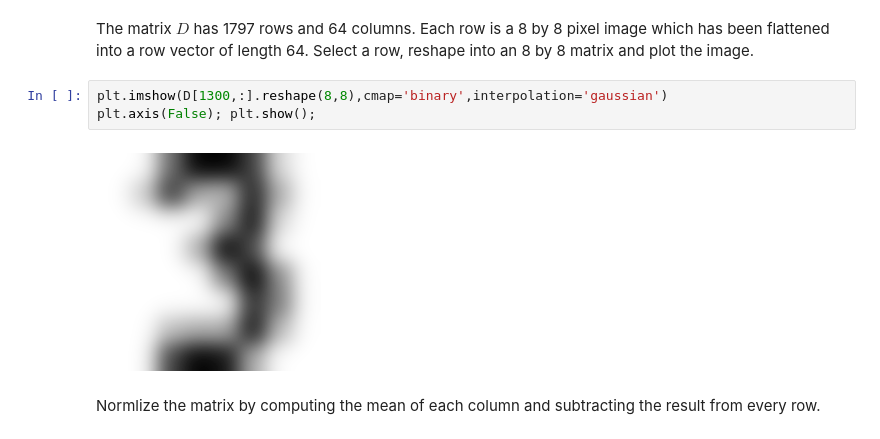
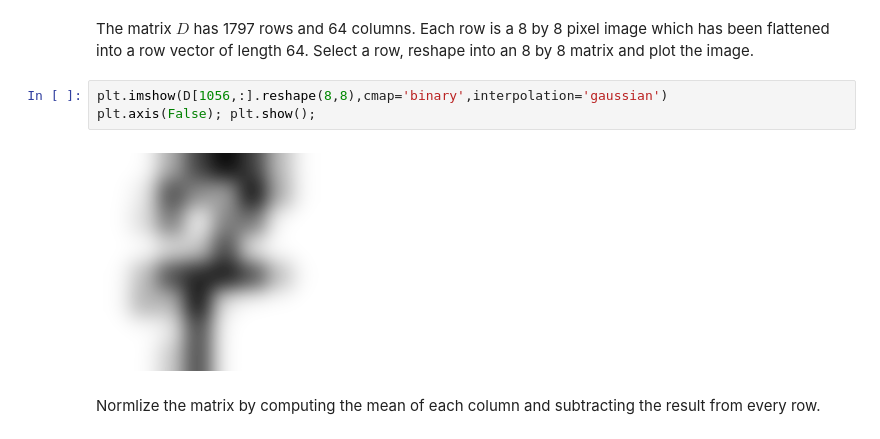
Before and after one commit to patrickwalls/math307, a Jupyter notebook: 09_pca.ipynb, the cells around one changed output. Drawn from its saved outputs; the diff is of its cells as text.

```diff
--- a/09_pca.ipynb
+++ b/09_pca.ipynb
@@ -65,10 +65,10 @@ D.shape
 # %% [markdown]
 The matrix $D$ has 1797 rows and 64 columns. Each row is a 8 by 8 pixel image which has been flattened into a row vector of length 64. Select a row, reshape into an 8 by 8 matrix and plot the image.
 # %%
-plt.imshow(D[1300,:].reshape(8,8),cmap='binary',interpolation='gaussian')
+plt.imshow(D[1056,:].reshape(8,8),cmap='binary',interpolation='gaussian')
 plt.axis(False); plt.show();
 # %% [output]
-[figure, old version]
+[figure, new version]
 # %% [markdown]
 Normlize the matrix by computing the mean of each column and subtracting the result from every row.
 # %%
```
Also changed, not shown: parts of 3 cells of this notebook.
